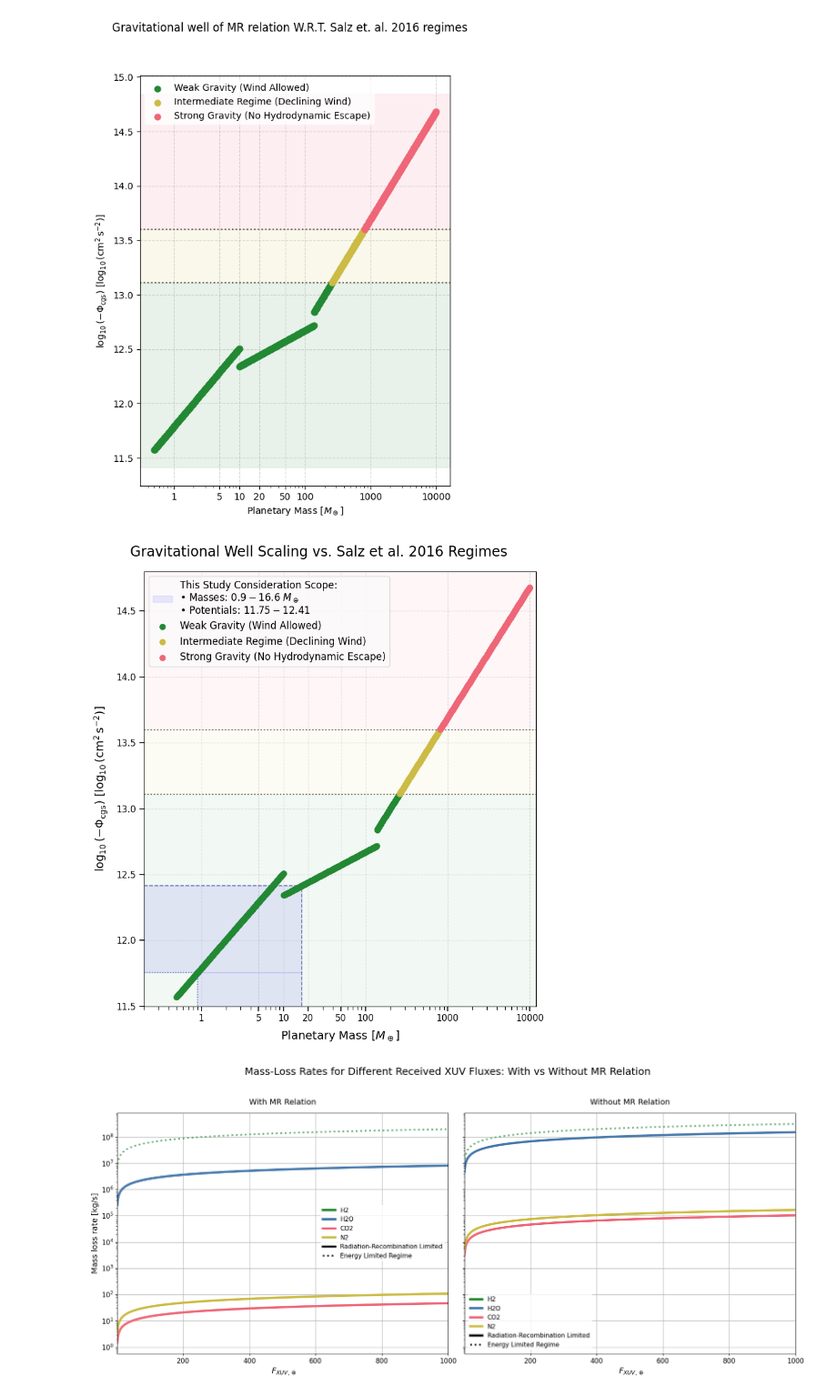
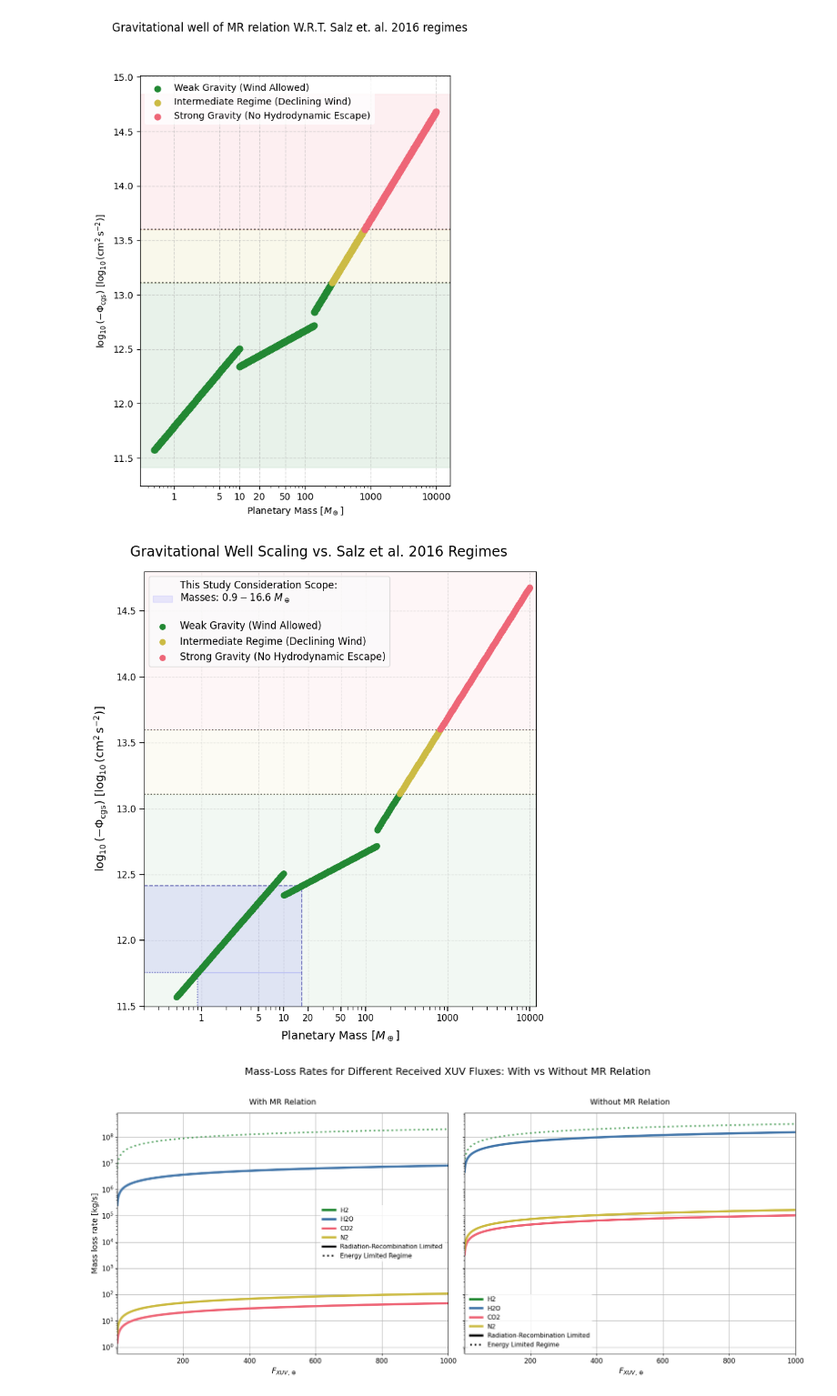
Before and after one commit to FormingWorlds/BScProjectAtmosphericEscape, a Jupyter notebook: plots/results_safari.ipynb, the cells around one changed output. Shown at 91% size. Drawn from its saved outputs; the diff is of its cells as text; code cells hidden in the pictures.

```diff
--- a/plots/results_safari.ipynb
+++ b/plots/results_safari.ipynb
@@ -655,36 +722,35 @@ ax.plot([x_min, 16.6, 16.6], [grav_at_16_6, grav_at_16_6, y_min],
         color='navy', linestyle='--', alpha=0.5, lw=1.2, zorder=2)
 
 # --- LABELS AND FORMATTING ---
 ax.set_xlabel(r'Planetary Mass [$M_\oplus$]', fontsize=14, labelpad=8)
 ax.set_ylabel(r'$\log_{10}(-\Phi_\mathrm{cgs})$ [$\log_{10}(\mathrm{cm}^2\,\mathrm{s}^{-2})$]', fontsize=14, labelpad=8)
 ax.set_xscale('log')
 
 ax.set_xlim(x_min, x_max)
 ax.set_ylim(y_min, y_max)
 
 x_ticks = [1, 5, 10, 20, 50, 100, 1000, 10000]
 ax.set_xticks(x_ticks, labels=[str(x) for x in x_ticks])
 ax.tick_params(axis='both', which='major', labelsize=11, length=6, width=1.2)
 ax.tick_params(axis='both', which='minor', length=4, width=0.8)
 
 ax.grid(True, linestyle='--', alpha=0.4, zorder=0)
 ax.set_axisbelow(True)
 
 # Generate specific legend tracking metadata for the consideration scope
 scope_legend_label = (f'This Study Consideration Scope:\n'
-                      f'• Masses: $0.9 - 16.6\ M_\oplus$\n'
-                      f'• Potentials: ${grav_at_0_9:.2f} - {grav_at_16_6:.2f}$')
+                      f'Masses: $0.9 - 16.6\ M_\oplus$\n')
 scope_horiz_box.set_label(scope_legend_label)
 
 # Place the legend in a clean spot with a crisp boundary frame
 ax.legend(loc='upper left', frameon=True, facecolor='#fbfbfb', edgecolor='#d3d3d3', fontsize=12)
 
 plt.tight_layout(rect=[0, 0, 1, 0.97])
 #plt.savefig('Keepers/GravPotential_vs_Regime_MR_relation.png', dpi=300)
 plt.show()
 plt.close()
 # %% [output]
-[figure, old version]
+[figure, new version]
 # %%
 F_earth_xuv = 0.2196388835   #[W/m^2] XUV flux on Earth
 Flux_array_xuv = np.logspace(0, 3, 1000) * F_earth_xuv #[W/m^2]
```
Also changed, not shown: parts of 22 cells of this notebook.
